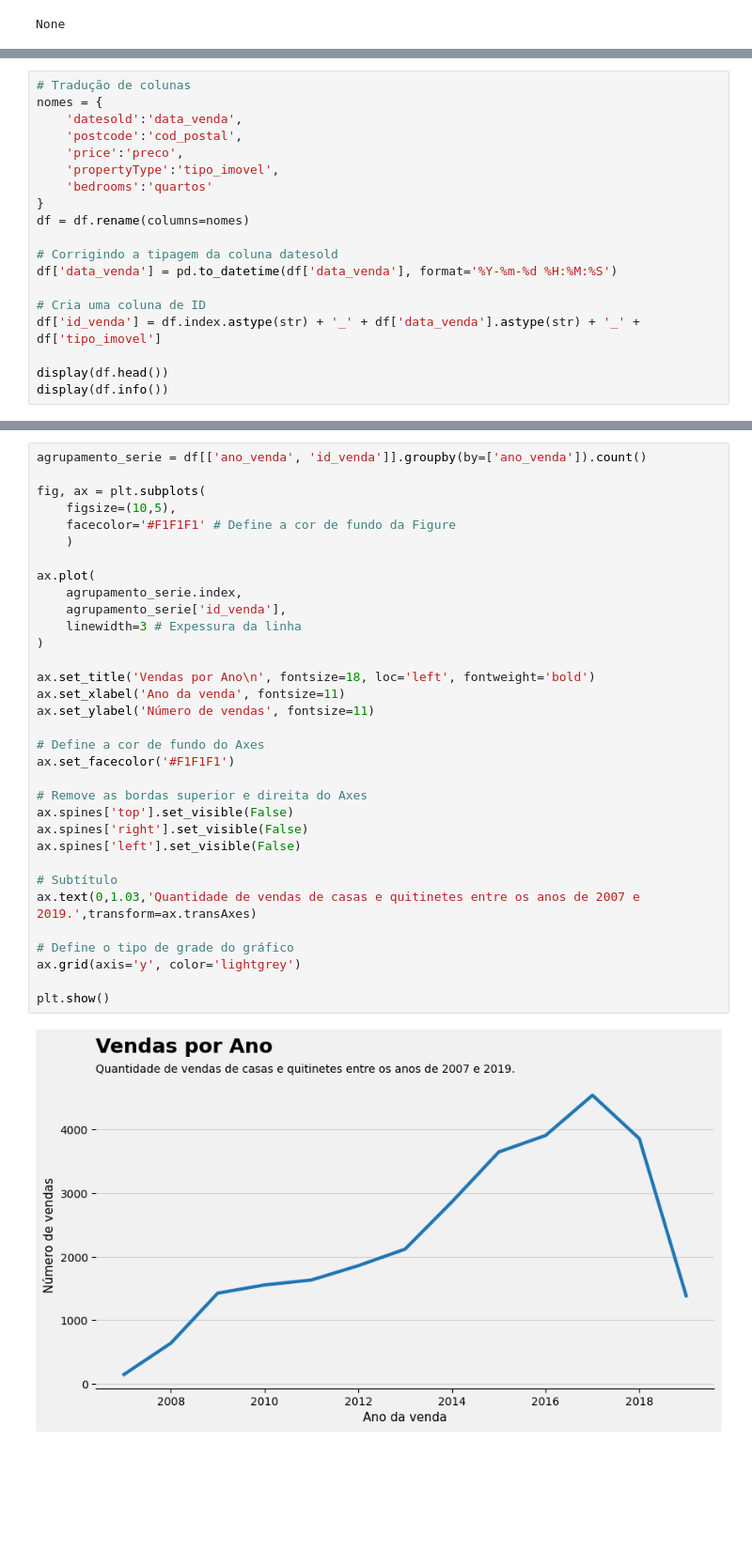
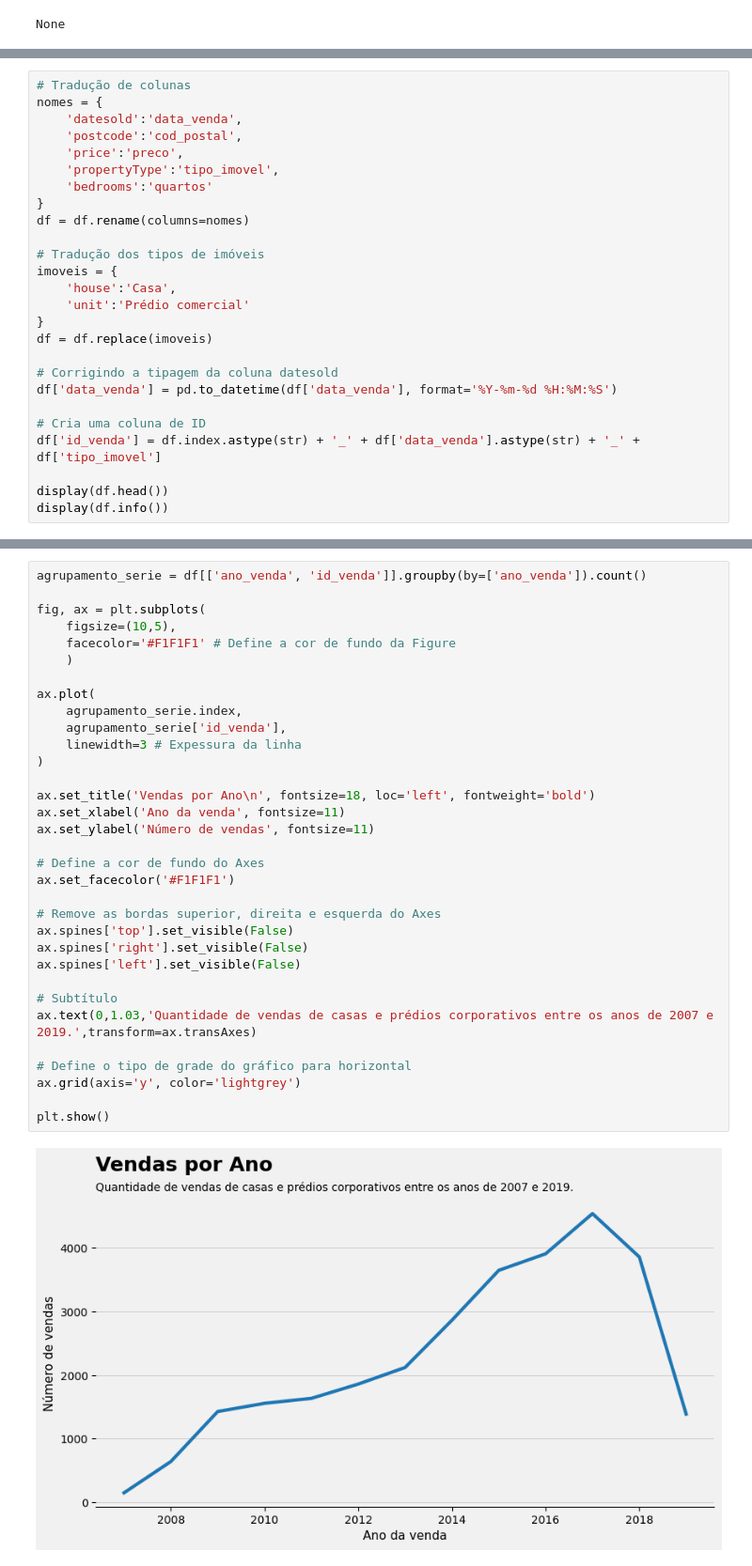
Before and after one commit to lucas-mdsena/python_udemy_module_3, a Jupyter notebook: notebook_matplotlib.ipynb, the cells around one changed output, grey strips where cells are left out. Shown: that part at 94% size. Drawn from its saved outputs; the diff is of its cells as text; blank space fills up the shorter version.

```diff
--- a/notebook_matplotlib.ipynb
+++ b/notebook_matplotlib.ipynb
@@ -593,6 +597,13 @@ nomes = {
 }
 df = df.rename(columns=nomes)
 
+# Tradução dos tipos de imóveis
+imoveis = {
+    'house':'Casa',
+    'unit':'Prédio comercial'
+}
+df = df.replace(imoveis)
+
 # Corrigindo a tipagem da coluna datesold
 df['data_venda'] = pd.to_datetime(df['data_venda'], format='%Y-%m-%d %H:%M:%S')
 
@@ -677,34 +693,34 @@ plt.show()
 agrupamento_serie = df[['ano_venda', 'id_venda']].groupby(by=['ano_venda']).count()
 
 fig, ax = plt.subplots(
     figsize=(10,5),
     facecolor='#F1F1F1' # Define a cor de fundo da Figure
     )
 
 ax.plot(
     agrupamento_serie.index,
     agrupamento_serie['id_venda'],
     linewidth=3 # Expessura da linha
 )
 
 ax.set_title('Vendas por Ano\n', fontsize=18, loc='left', fontweight='bold')
 ax.set_xlabel('Ano da venda', fontsize=11)
 ax.set_ylabel('Número de vendas', fontsize=11)
 
 # Define a cor de fundo do Axes
 ax.set_facecolor('#F1F1F1')
 
-# Remove as bordas superior e direita do Axes
+# Remove as bordas superior, direita e esquerda do Axes
 ax.spines['top'].set_visible(False)
 ax.spines['right'].set_visible(False)
 ax.spines['left'].set_visible(False)
 
 # Subtítulo
-ax.text(0,1.03,'Quantidade de vendas de casas e quitinetes entre os anos de 2007 e 2019.',transform=ax.transAxes)
+ax.text(0,1.03,'Quantidade de vendas de casas e prédios corporativos entre os anos de 2007 e 2019.',transform=ax.transAxes)
 
-# Define o tipo de grade do gráfico
+# Define o tipo de grade do gráfico para horizontal
 ax.grid(axis='y', color='lightgrey')
 
 plt.show()
 # %% [output]
-[figure, old version]
+[figure, new version]
```
Also changed, not shown: parts of 13 cells of this notebook.
